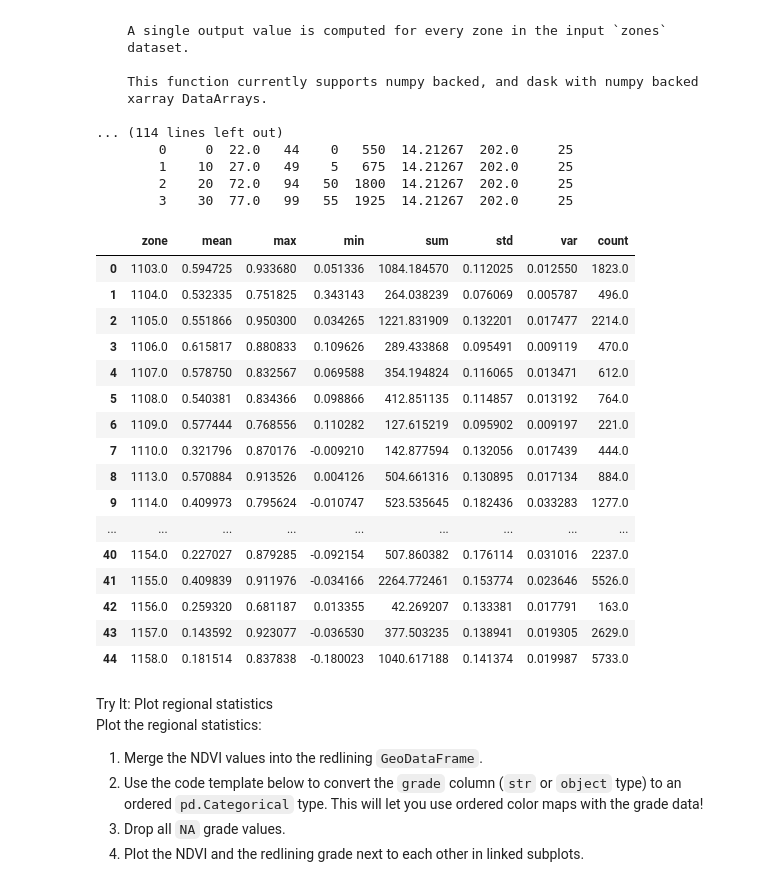
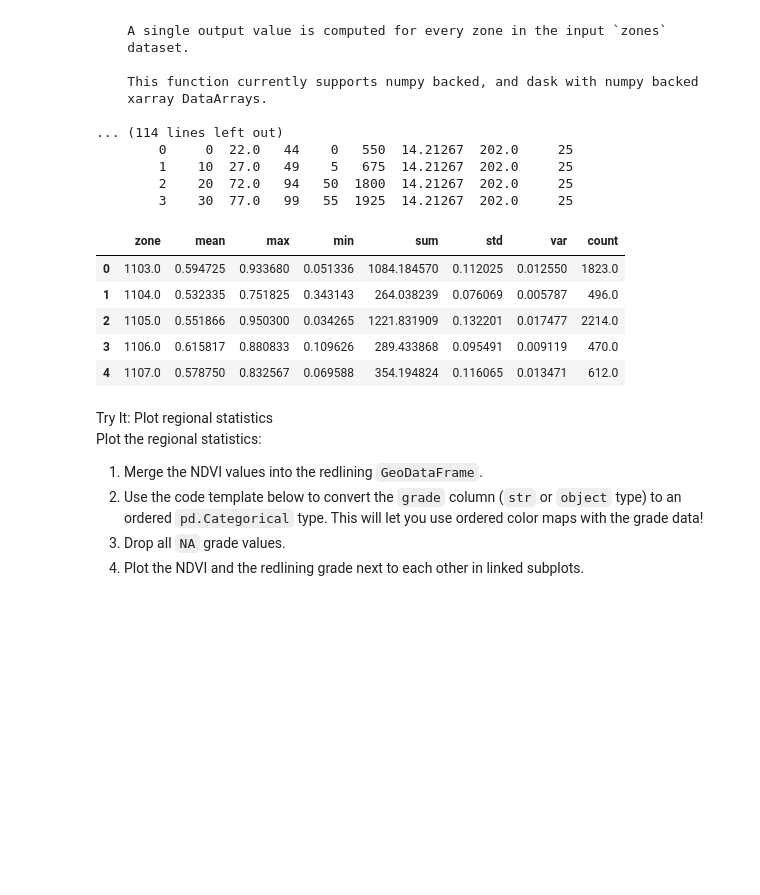
Before and after one commit to earthlab-education/fundamentals-04-redlining-brglea, a Jupyter notebook: notebooks/redlining-13-zonal-stats.ipynb, the cells around one changed output. Saved outputs shown, nothing was run; the diff lists cells and outputs as text; code cells hidden in the pictures; blank space fills up the shorter version.

Commit message:
Minor edits in Denver notebooks, should be finished now + got further on portfolio post but still have a ways to go

```diff
--- a/notebooks/redlining-13-zonal-stats.ipynb
+++ b/notebooks/redlining-13-zonal-stats.ipynb
@@ -181,30 +185,19 @@ stats(zones: xarray.core.dataarray.DataArray, values: xarray.core.dataarray.Data
 # %%
 # Calculate NDVI stats for each redlining zone
 denver_ndvi_stats = zonal_stats(
     denver_redlining_mask,
     ndvi_da
 )
 
 # Call denver_ndvi_states to see the table
-denver_ndvi_stats
+denver_ndvi_stats.head()
 # %% [output]
 |  | zone | mean | max | min | sum | std | var | count |
 | 0 | 1103.0 | 0.594725 | 0.933680 | 0.051336 | 1084.184570 | 0.112025 | 0.012550 | 1823.0 |
 | 1 | 1104.0 | 0.532335 | 0.751825 | 0.343143 | 264.038239 | 0.076069 | 0.005787 | 496.0 |
 | 2 | 1105.0 | 0.551866 | 0.950300 | 0.034265 | 1221.831909 | 0.132201 | 0.017477 | 2214.0 |
 | 3 | 1106.0 | 0.615817 | 0.880833 | 0.109626 | 289.433868 | 0.095491 | 0.009119 | 470.0 |
 | 4 | 1107.0 | 0.578750 | 0.832567 | 0.069588 | 354.194824 | 0.116065 | 0.013471 | 612.0 |
-| 5 | 1108.0 | 0.540381 | 0.834366 | 0.098866 | 412.851135 | 0.114857 | 0.013192 | 764.0 |
-| 6 | 1109.0 | 0.577444 | 0.768556 | 0.110282 | 127.615219 | 0.095902 | 0.009197 | 221.0 |
-| 7 | 1110.0 | 0.321796 | 0.870176 | -0.009210 | 142.877594 | 0.132056 | 0.017439 | 444.0 |
-| 8 | 1113.0 | 0.570884 | 0.913526 | 0.004126 | 504.661316 | 0.130895 | 0.017134 | 884.0 |
-| 9 | 1114.0 | 0.409973 | 0.795624 | -0.010747 | 523.535645 | 0.182436 | 0.033283 | 1277.0 |
-| ... | ... | ... | ... | ... | ... | ... | ... | ... |
-| 40 | 1154.0 | 0.227027 | 0.879285 | -0.092154 | 507.860382 | 0.176114 | 0.031016 | 2237.0 |
-| 41 | 1155.0 | 0.409839 | 0.911976 | -0.034166 | 2264.772461 | 0.153774 | 0.023646 | 5526.0 |
-| 42 | 1156.0 | 0.259320 | 0.681187 | 0.013355 | 42.269207 | 0.133381 | 0.017791 | 163.0 |
-| 43 | 1157.0 | 0.143592 | 0.923077 | -0.036530 | 377.503235 | 0.138941 | 0.019305 | 2629.0 |
-| 44 | 1158.0 | 0.181514 | 0.837838 | -0.180023 | 1040.617188 | 0.141374 | 0.019987 | 5733.0 |
 # %% [markdown]
 <link rel="stylesheet" type="text/css" href="./assets/styles.css"><div class="callout callout-style-default callout-titled callout-task"><div class="callout-header"><div class="callout-icon-container"><i class="callout-icon"></i></div><div class="callout-title-container flex-fill">Try It: Plot regional statistics</div></div><div class="callout-body-container callout-body"><p>Plot the regional statistics:</p>
 <ol type="1">
```
Also changed, not shown: parts of 3 cells of this notebook.
